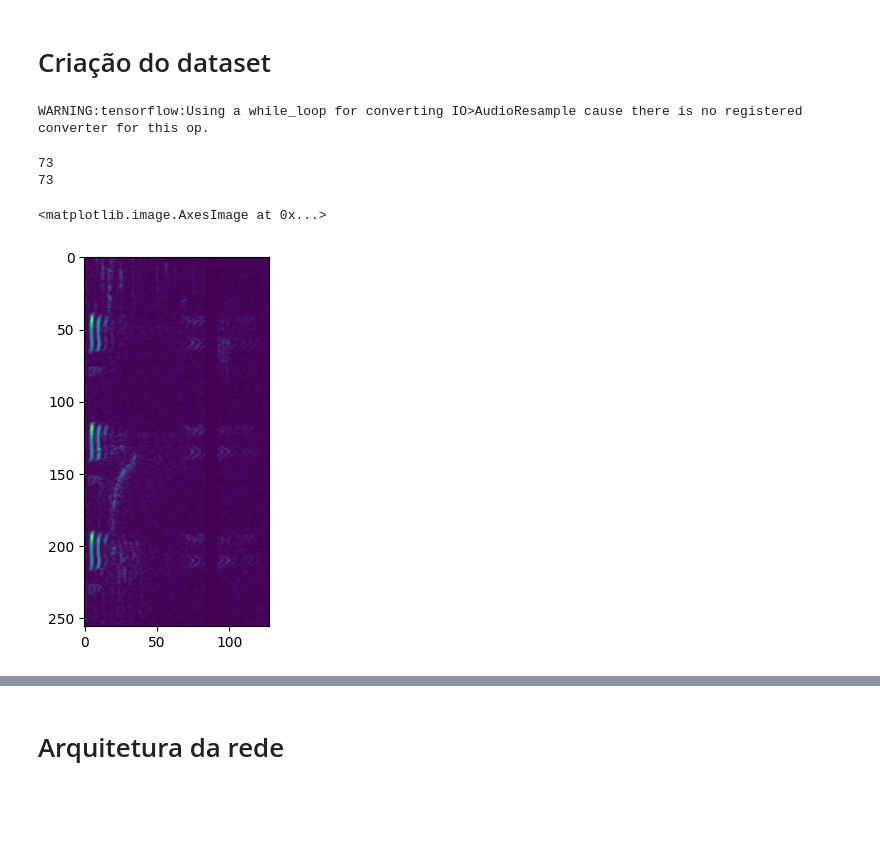
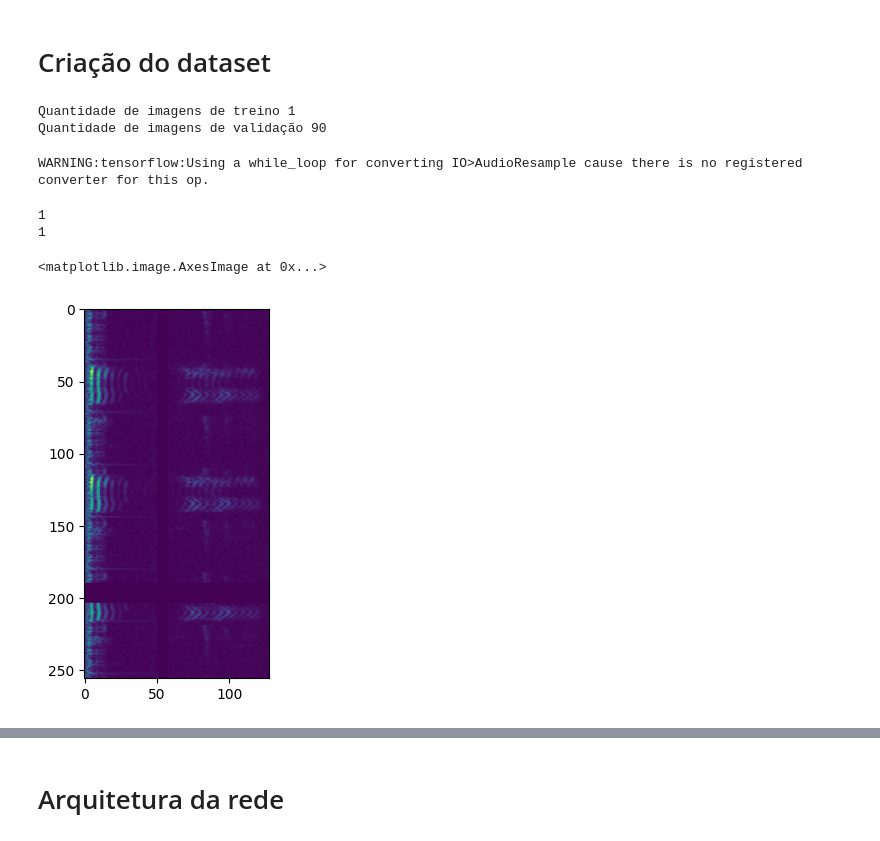
Before and after one commit to pedrodsk/pdi, a Jupyter notebook: projeto/projeto.ipynb, the cells around one changed output, grey strips where cells are left out. Drawn from its saved outputs; the diff is of its cells as text; code cells hidden in the pictures; blank space fills up the shorter version.

```diff
--- a/projeto/projeto.ipynb
+++ b/projeto/projeto.ipynb
@@ -36,10 +37,12 @@ trim_length = 28400
 n_fft=255
 frame_length=255
 frame_step = 110
-noisefiles = glob.glob('../../bases_vozes/urbansound_8k/*.wav')
+arquivo = os.path.join('..','..','bases_vozes','urbansound_8k')
+noisefiles = glob.glob(arquivo+os.path.sep+'*.wav')
 files = glob.glob('../../bases_vozes/Base_Vozes_IFPB/banco de vozes_mono/vozes_nome/Vozes Mono/**/*.wav')
-#files = glob.glob('../bases_vozes/RAVDESS_8k/**/*.wav')
-print(len(files),'clean data files')
+#files = glob.glob('../../bases_vozes/RAVDESS_8k/**/*.wav')
+print(len(files),'sons limpos')
+print(len(noisefiles),'sons contaminados')
 # print('Should be similar value to trim length', total_length*sr,trim_length)
 # print('Should be similar value to n_fft',n_fft, int(speech_length_pix_sec*sr))
 # %% [output]
@@ -103,6 +107,13 @@ def expand_dims(spectrogram_corr, spectrogram):
     return spectrogram_corr, spectrogram
 
 @tf.function
+def correcao_gamma(spectrogram_corr2, spectrogram2):
+    spectrogram_corr2 = tf.image.adjust_gamma(spectrogram_corr2, gamma=0.7, gain=1)
+    #print('ooii')
+    spectrogram2 = tf.image.adjust_gamma(spectrogram2, gamma=1, gain=1)
+    return spectrogram_corr2, spectrogram2
+
+@tf.function
 def tf_resize(t, shape):
     """
     Args:
@@ -196,11 +218,18 @@ TensorShape([28400])
 # %% [markdown]
 # Criação do dataset
 # %%
+if len(files) == 1440:
+    train_val_split_ratio = 0.2
+else:
+    train_val_split_ratio = 0.99
+
 batch_size=16
-train_val_split_ratio = 0.2
 split_index = int(len(files)*train_val_split_ratio)
 train_files = files[split_index:]
 val_files = files[:split_index]
+
+print(f'Quantidade de imagens de treino {len(train_files)}')
+print(f'Quantidade de imagens de validação {len(val_files)}')
 
 def configure_dataset(files, train=True):
     dataset = tf.data.Dataset.from_tensor_slices(files)
@@ -208,17 +237,23 @@ def configure_dataset(files, train=True):
     dataset = dataset.map(white_noise, num_parallel_calls=tf.data.AUTOTUNE)
     dataset = dataset.map(urban_noise, num_parallel_calls=tf.data.AUTOTUNE)
     dataset = dataset.map(convert_to_spectrogram, num_parallel_calls=tf.data.AUTOTUNE)
+
     if not train:
         dataset = dataset.map(expand_dims, num_parallel_calls=tf.data.AUTOTUNE)
+        #dataset = dataset.map(correcao_gamma, num_parallel_calls=tf.data.AUTOTUNE)
 
     if train:
         dataset = dataset.map(spectrogram_abs, num_parallel_calls=tf.data.AUTOTUNE)
         dataset = dataset.map(augment, num_parallel_calls=tf.data.AUTOTUNE)
         dataset = dataset.map(expand_dims, num_parallel_calls=tf.data.AUTOTUNE)
+        dataset = dataset.map(correcao_gamma, num_parallel_calls=tf.data.AUTOTUNE)
 
         dataset = dataset.batch(batch_size)
         dataset.prefetch(buffer_size=tf.data.AUTOTUNE)
     return dataset
+# %% [output]
+Quantidade de imagens de treino 1
+Quantidade de imagens de validação 90
 # %%
 train_dataset = configure_dataset(train_files)
 val_dataset = configure_dataset(val_files)
@@ -232,10 +267,10 @@ labels = list(train_ds.map(lambda x, y: y))
 print(len(labels))
 print(len(images))
 # %% [output]
-73
-73
+1
+1
 # %%
-plt.imshow(images[72])
+plt.imshow(images[0])
 # %% [output]
 <matplotlib.image.AxesImage at 0x...>
-[figure, old version]
+[figure, new version]
```
Also changed, not shown: parts of 76 cells of this notebook, 22 other files.
